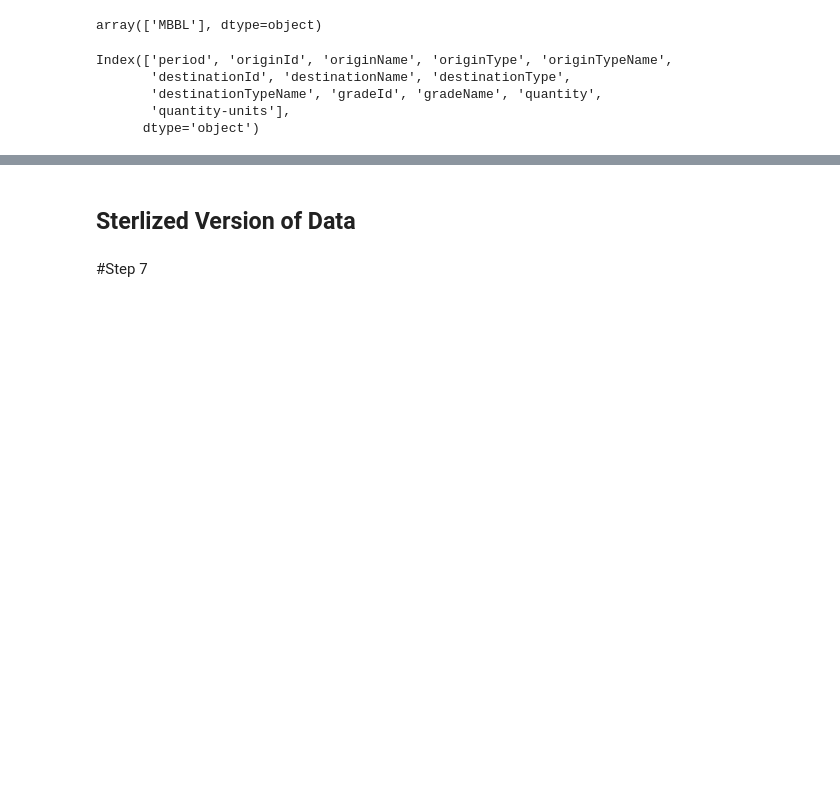
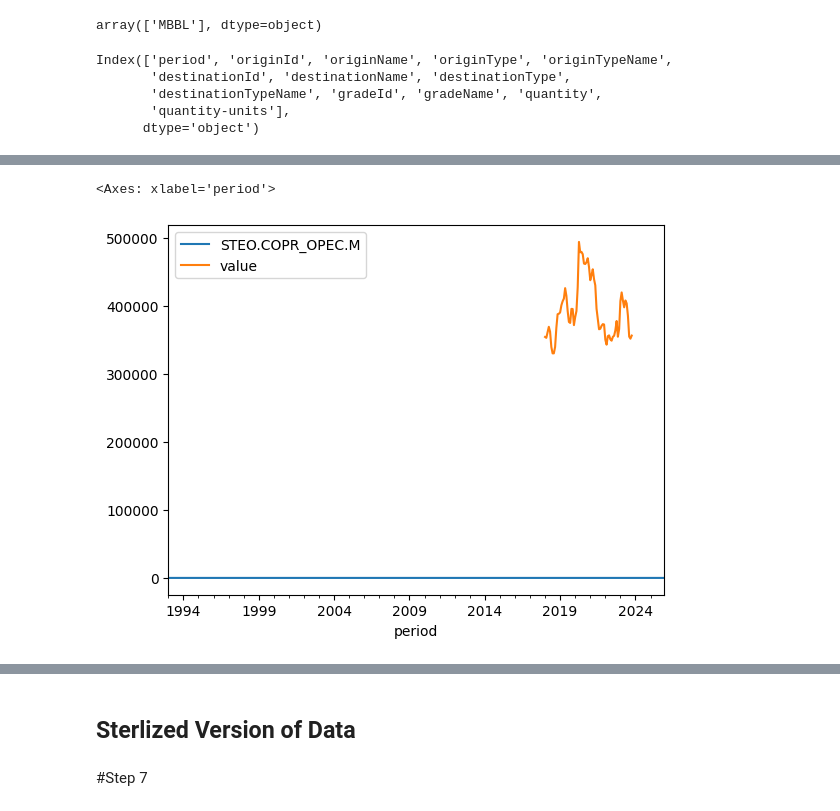
Before and after one commit to pankajti/qtw, a Jupyter notebook: Risk_GWP1.ipynb, the cells around one changed output, grey strips where cells are left out. Drawn from its saved outputs; the diff is of its cells as text; code cells hidden in the pictures; blank space fills up the shorter version.

```diff
--- a/Risk_GWP1.ipynb
+++ b/Risk_GWP1.ipynb
@@ -259,0 +291,5 @@ micro_data['import_url'].gradeId.unique()
+# %%
+macro_data['COPR_OPEC'].join(micro_data['stock_data_url'].groupby('period').sum()).plot()
+# %% [output]
+<Axes: xlabel='period'>
+[figure, added]
```
Also changed, not shown: parts of 7 cells of this notebook.
